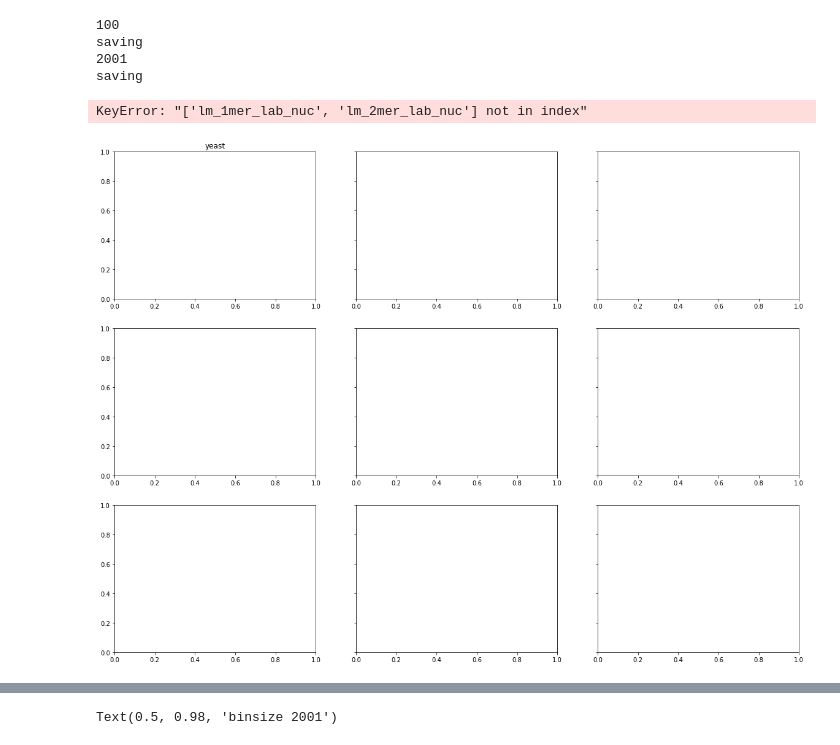
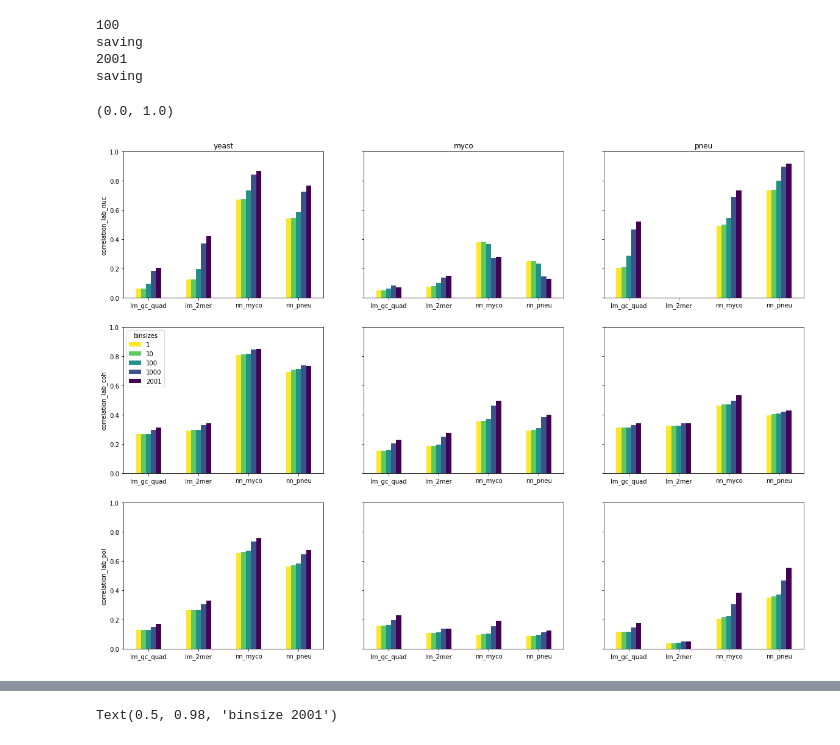
Before and after one commit to Alexwestbrook/mnhn-internship_DeepCNN_ChIP-seq, a Jupyter notebook: Exogenous_yeast.ipynb, the cells around one changed output, grey strips where cells are left out. Cells and saved outputs as stored; diff of their text form; code cells hidden in the pictures.

```diff
--- a/Exogenous_yeast.ipynb
+++ b/Exogenous_yeast.ipynb
@@ -455,12 +494,15 @@ df
 | Mpneumo | NaN | NaN | 0.730221 | 0.734822 |
 [figure]
 # %%
-model_names = ['model_myco_pol_14', 'model_myco_pol_15', 'model_myco_pol_16', 'model_myco_pol_17', 'model_myco_pol_18', 'model_myco_pol_19']
+model_names = ['model_myco_pol_17', 'model_myco_pol_20', 'model_myco_pol_21', 'model_myco_pol_22', 'model_myco_pol_23', 'model_pneu_pol_17']
 full_myco = pd.DataFrame(columns=model_names)
 full_pneu = pd.DataFrame(columns=model_names)
 
 for model_name in model_names:
-    df = pd.read_csv(Path(data_dir, 'SCerevisiae', 'results', model_name, f'chromosome_corrs_ratio'), index_col=0)
+    try:
+        df = pd.read_csv(Path(data_dir, 'SCerevisiae', 'results', model_name, f'chromosome_corrs_ratio'), index_col=0)
+    except FileNotFoundError:
+        df = pd.read_csv(Path(data_dir, 'SCerevisiae', 'results', model_name, f'chromosome_corrs_log'), index_col=0)
     full_myco[model_name] = df['W303_Mmmyco']
     full_pneu[model_name] = df['S288c_Mpneumo']
 
@@ -604,7 +646,7 @@ preds_coh_rand_etienne = np.load(Path(data_dir, species, 'results', 'models_etie
 preds_pol_rand_etienne = np.load(Path(data_dir, species, 'results', 'models_etienne', 'random_seqs', 'preds_all_reps_myco_pol_random_strictGCrange_indep_32.npy'))
 # %%
 preds_nuc_rand = np.load(Path(data_dir, species, 'results', 'random_seqs', f'preds_myco_pneu_v1_nucleosome_random_strictGCrange_indep_10000.npy'))
-preds_coh_rand = np.load(Path(data_dir, species, 'results', 'random_seqs', f'preds_myco_pneu_v1_cohesine_random_strictGCrange_indep_32.npy'))
-preds_pol_rand = np.load(Path(data_dir, species, 'results', 'random_seqs', f'preds_myco_pneu_v1_pol_random_strictGCrange_indep_32.npy'))
+preds_coh_rand = np.load(Path(data_dir, species, 'results', 'random_seqs', f'preds_myco_pneu_14_cohesine_random_strictGCrange_indep_32.npy'))
+preds_pol_rand = np.load(Path(data_dir, species, 'results', 'random_seqs', f'preds_myco_pneu_17_pol_random_strictGCrange_indep_32.npy'))
 n_gcs = len(preds_nuc_rand)
 gcs = np.linspace(0, 1, n_gcs)
@@ -693,7 +746,7 @@ def window_summary(one_hot, signals, binsize, on, ks=[2, 1], includeN=True):
     if on == 'yeast':
         window_one_hot, window_signals = {}, {}
         for key, oh in one_hot.items():
-            if True: # key[:3] == 'chr':
+            if key[:3] == 'chr': # True: #
                 window_one_hot[key] = utils.chunk_regions(oh, binsize)
                 window_signals[key] = utils.chunk_regions(np.vstack([signal[key] for signal in signals.values()]).T, binsize).mean(axis=1)
         window_one_hot = np.concatenate(list(window_one_hot.values()), axis=0)
@@ -718,7 +771,7 @@ def sliding_summary(one_hot, signals, winsize, on, ks=[2, 1], includeN=True):
         sliding_signals, sliding_gc, sliding_noN_mask = {}, {}, {}
         sliding_kmers = {k:{} for k in ks}
         for key, oh in one_hot.items():
-            if True: # key[:3] == 'chr':
+            if key[:3] == 'chr': # True: #
                 sliding_signals[key] = np.vstack([signal[key] for signal in signals.values()]).T[(winsize - 1) // 2:-(winsize // 2)]
                 sliding_gc[key] = utils.sliding_GC(oh, winsize)
                 sliding_gc[key][~np.isfinite(sliding_gc[key])] = 0.38
@@ -833,8 +890,8 @@ binsizes = [10, 100, 1000, 2001]
 ks = [2, 1] # [] #
 signals = {
     'lab_nuc': labels_nuc,
-    'lab_coh': labels_coh_log,
-    'lab_pol': labels_pol_log,
+    'lab_coh': labels_coh,
+    'lab_pol': labels_pol,
     'pred_nuc_myco': preds_nuc_myco,
     'pred_coh_myco': preds_coh_myco,
     'pred_pol_myco': preds_pol_myco,
@@ -897,34 +980,34 @@ saving
 # %%
 genomes = ['yeast', 'myco', 'pneu']
 fig, axes = plt.subplots(3, 3, sharey=True, figsize=(20, 15), facecolor='w')
 for i, annot in enumerate(['lab_nuc', 'lab_coh', 'lab_pol']):
     for j, results in enumerate([results_yeast, results_myco, results_pneu]):
         axes[0, j].set_title(genomes[j])
         modsuf = ''
         if j > 0:
             modsuf = '_mod_yeast'
         sliding_df, sliding_df_smooth, *_ = results
         cpt = 0
+        plot_df = pd.DataFrame(index=['lm_gc_quad', 'lm_2mer', 'nn_myco', 'nn_pneu'])
         for binsize, df in [(1, sliding_df)] + list(sliding_df_smooth.items()):
             corrs_mod_yeast = utils.lineWiseCorrcoef(
                 df.loc[:, [
-                    f'lm_gc_{annot}{modsuf}',
+                    # f'lm_gc_{annot}{modsuf}',
                     f'lm_gc_quad_{annot}{modsuf}',
-                    f'lm_1mer_{annot}{modsuf}',
+                    # f'lm_1mer_{annot}{modsuf}',
                     f'lm_2mer_{annot}{modsuf}',
                     f'pred_{annot[-3:]}_myco',
                     f'pred_{annot[-3:]}_pneu']
                 ].T.to_numpy(),
                 df[annot].to_numpy())
-            axes[i, j].plot(['lm_gc', 'lm_gc_quad', 'lm_1mer', 'lm_2mer', 'nn_myco', 'nn_pneu'],
-                            corrs_mod_yeast,
-                            label=f'binsize_{binsize}',
-                            color=mpl.colormaps['viridis'](1 - cpt / 4))
-            cpt += 1
+            plot_df[binsize] = corrs_mod_yeast
+        plot_df.plot.bar(color=mpl.cm.get_cmap('viridis', len(plot_df.columns)).colors[::-1],
+                         ax=axes[i, j], legend=False, rot=0)
+        cpt += 1
     axes[i, 0].set_ylabel(f'correlation_{annot}')
-axes[1, 0].legend()
+axes[1, 0].legend(title='binsizes')
 axes[0, 0].set_ylim((0, 1))
-plot_utils.save_fig_and_values(fig, Path(data_dir, species, 'results', 'kmers', f'corrvalues_alllabels_mycopneumodels_sliding_{winsizes[0]}'))
+# plot_utils.save_fig_and_values(fig, Path(data_dir, species, 'results', 'kmers', f'corrvalues_alllabels_mycopneumodels2-14-17_sliding_{winsizes[0]}'))
 # %% [output]
-KeyError: "['lm_1mer_lab_nuc', 'lm_2mer_lab_nuc'] not in index"
+(0.0, 1.0)
-[figure, old version]
+[figure, new version]
```
Also changed, not shown: parts of 24 cells of this notebook, 2 other files.
